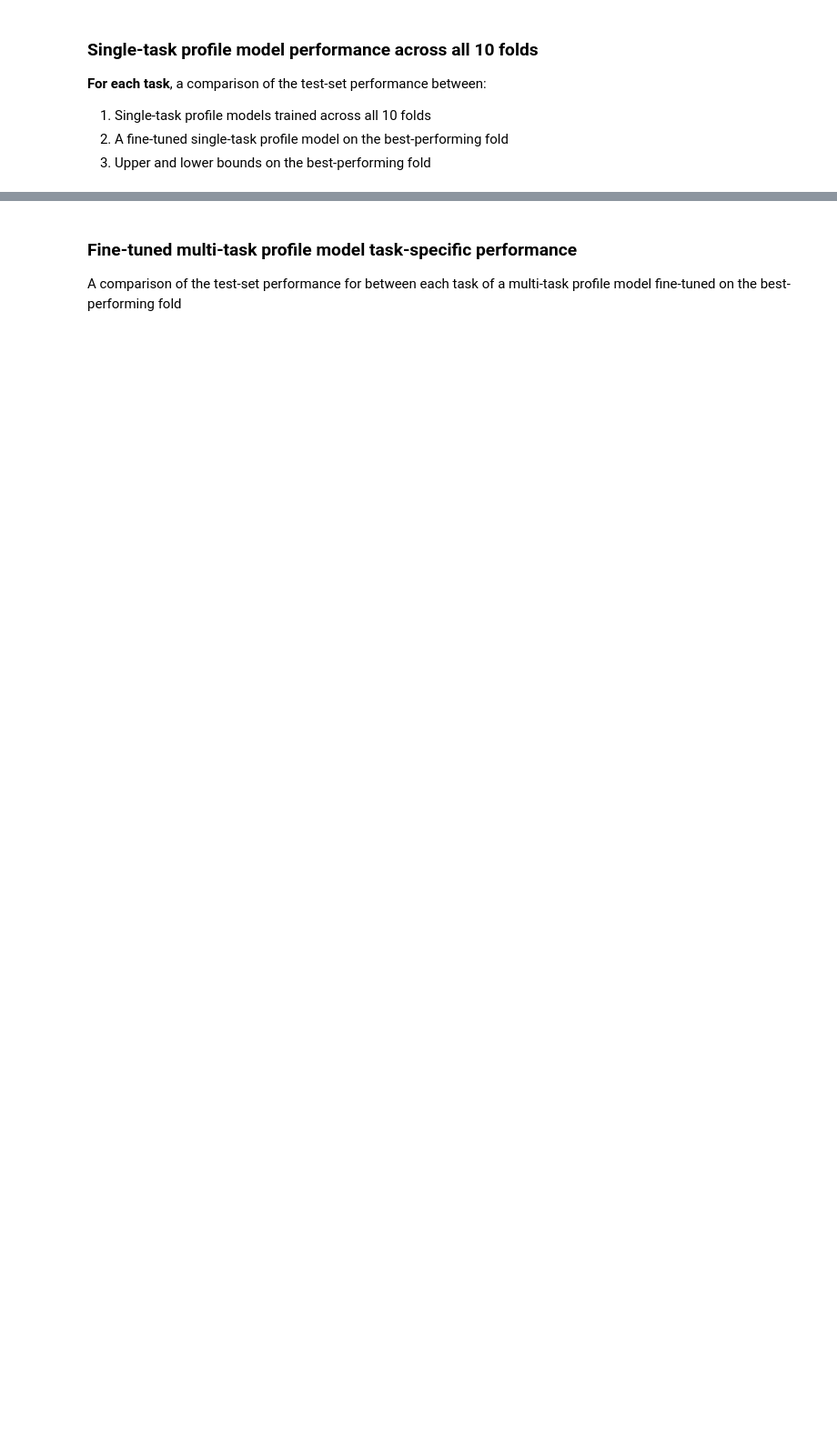
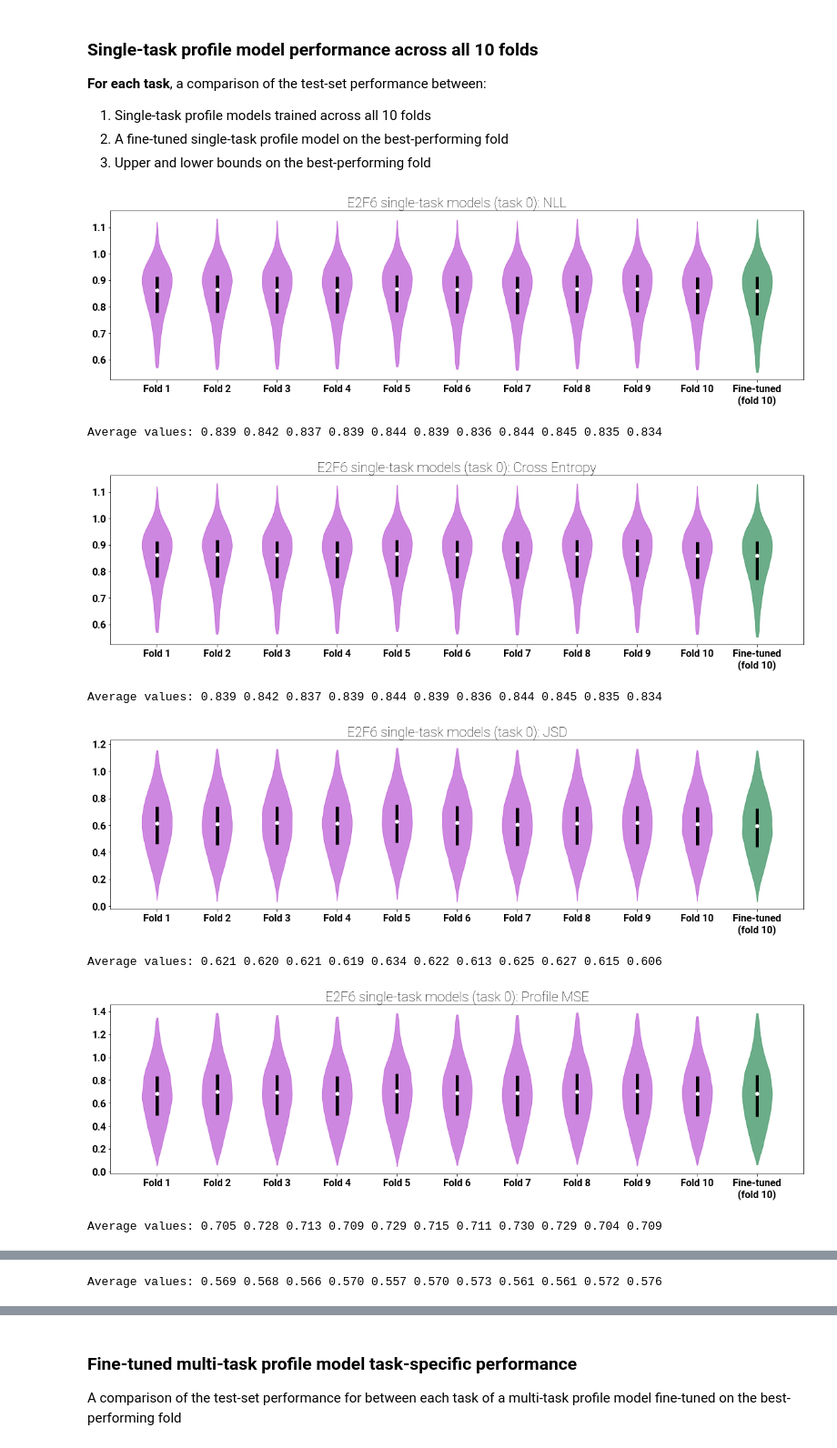
Before and after one commit to kundajelab/neural_motif_discovery, a Jupyter notebook: notebooks/performance_comparison.ipynb, the cells around one changed output, grey strips where cells are left out. Shown at 91% size. Cells and saved outputs as stored; diff of their text form; code cells hidden in the pictures; blank space fills up the shorter version.

```diff
--- a/notebooks/performance_comparison.ipynb
+++ b/notebooks/performance_comparison.ipynb
@@ -555,53 +613,70 @@ del multitask_perf_dict
 3. Upper and lower bounds on the best-performing fold
 # %%
 for task_index in range(len(task_coords)):
-    singletask_perf_dict = {}
-
     singletask_bounds_perf_dict = extract_performance_bounds(
         perf_bounds_path, input_length,
         coord_sets=[task_coords[task_index]], task_inds=[task_index]
     )
+    lower_bound_perf_dict = {key : singletask_bounds_perf_dict[key][0][0] for key in singletask_bounds_perf_dict}
+    upper_bound_perf_dict = {key : singletask_bounds_perf_dict[key][0][1] for key in singletask_bounds_perf_dict}
 
-    # Lower bound first
-    for key in singletask_bounds_perf_dict.keys():
-        singletask_perf_dict[key] = [singletask_bounds_perf_dict[key][0][0]]
+    singletask_perf_dict = {key : [] for key in singletask_bounds_perf_dict}
 
     # 10 folds
     for pred_path in singletask_preds_paths[task_index]:
         perf_dict = extract_performance_metrics(pred_path)
         # No need to specify specific coordinates or task indices, because
         # single-task model predictions are saved only for that one task
         for key in singletask_perf_dict.keys():
-            singletask_perf_dict[key].append(perf_dict[key][0])
+            vals = perf_dict[key][0]
+            if min_max and not key.endswith("pearson") and not key.endswith("spearman"):
+                vals = min_max_normalize(
+                    lower_bound_perf_dict[key], vals, upper_bound_perf_dict[key]
+                )
+            singletask_perf_dict[key].append(vals)
 
     # Fine-tuned
-    perf_dict = extract_performance_metrics(
-        singletask_finetuned_preds_paths[task_index]
-    )
+    perf_dict = extract_performance_metrics(singletask_finetuned_preds_paths[task_index])
     # No need to specify specific coordinates or task indices, because
-        # single-task model predictions are saved only for that one task
+    # single-task model predictions are saved only for that one task
     for key in singletask_perf_dict.keys():
-        singletask_perf_dict[key].append(perf_dict[key][0])
+        vals = perf_dict[key][0]
+        if min_max and not key.endswith("pearson") and not key.endswith("spearman"):
+            vals = min_max_normalize(
+                lower_bound_perf_dict[key], vals, upper_bound_perf_dict[key]
+            )
+        singletask_perf_dict[key].append(vals)
 
-    # Upper bound last
-    for key in singletask_perf_dict.keys():
-        singletask_perf_dict[key].append(singletask_bounds_perf_dict[key][0][1])
+    # Tack on bounds if not min-max normalized
+    if not min_max:
+        for key in singletask_perf_dict.keys():
+            singletask_perf_dict[key] = \
+                [lower_bound_perf_dict[key]] + singletask_perf_dict[key] + [upper_bound_perf_dict[key]]
 
-    # Convert all NaNs into 0s
-    for key in singletask_perf_dict.keys():
-        for i in range(len(singletask_perf_dict[key])):
-            singletask_perf_dict[key][i] = np.nan_to_num(singletask_perf_dict[key][i])
-
-    cond_labels = ["Randomized"]
+    if min_max:
+        cond_labels, cond_colors = [], []
+    else:
+        cond_labels, cond_colors = ["Randomized"], ["coral"]
     cond_labels += [("Fold %d" % i) for i in range(1, 11)]
     cond_labels += ["Fine-tuned\n(fold %d)" % best_singletask_folds[task_index]]
-    cond_labels += ["Pseudoreps"]
-    cond_colors = ["coral"] + (["mediumorchid"] * 10) + ["seagreen", "slateblue"]
+    cond_colors += (["mediumorchid"] * 10) + ["seagreen"]
+    if not min_max:
+        cond_labels += ["Pseudoreps"]
+        cond_colors += ["slateblue"]
     plot_performances(
         singletask_perf_dict,
         title=("%s single-task models (task %d)" % (tf_name, task_index)),
         cond_labels=cond_labels,
         cond_colors=cond_colors
     )
 
     del singletask_perf_dict
+# %% [output]
+[figure, added]
+Average values: 0.839 0.842 0.837 0.839 0.844 0.839 0.836 0.844 0.845 0.835 0.834
+[figure, added]
+Average values: 0.839 0.842 0.837 0.839 0.844 0.839 0.836 0.844 0.845 0.835 0.834
+[figure, added]
+Average values: 0.621 0.620 0.621 0.619 0.634 0.622 0.613 0.625 0.627 0.615 0.606
+[figure, added]
+Average values: 0.705 0.728 0.713 0.709 0.729 0.715 0.711 0.730 0.729 0.704 0.709
@@ -607,0 +684 @@ for task_index in range(len(task_coords)):
+Average values: 0.569 0.568 0.566 0.570 0.557 0.570 0.573 0.561 0.561 0.572 0.576
```
Also changed, not shown: parts of 12 cells of this notebook, 2 other files.
